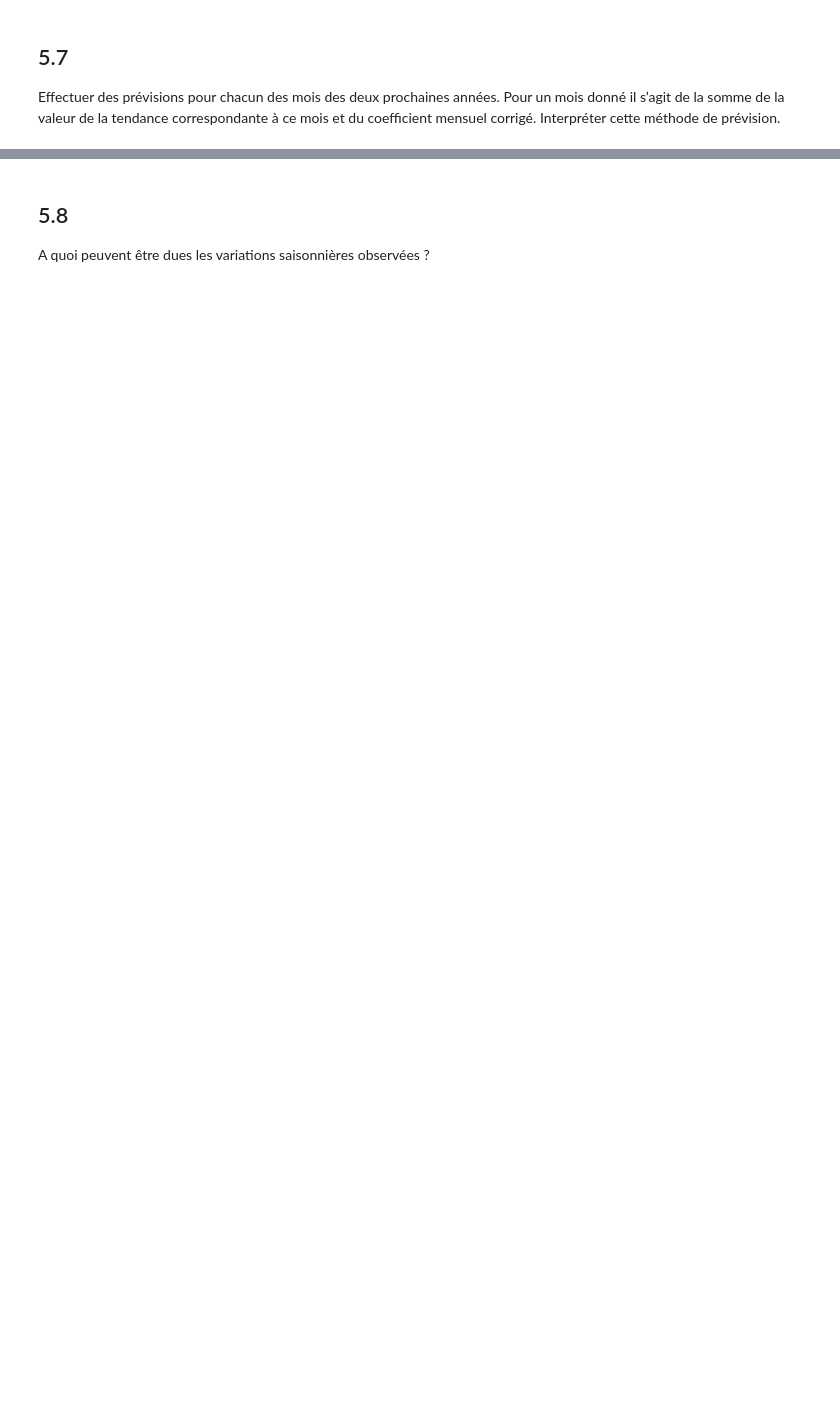
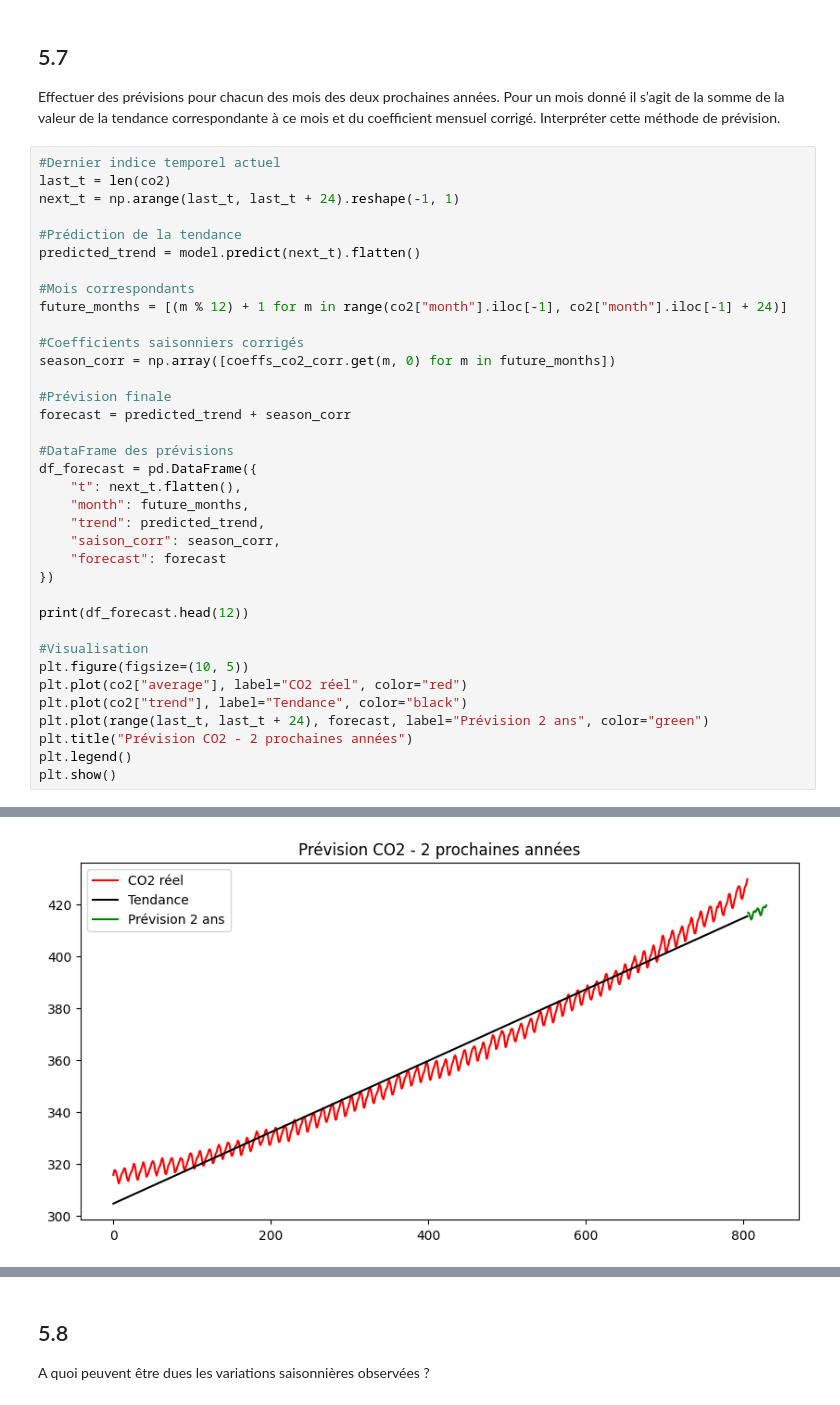
Before and after one commit to DiniBis/2STAT, a Jupyter notebook: main.ipynb, the cells around one changed output, grey strips where cells are left out. Drawn from its saved outputs; the diff is of its cells as text; blank space fills up the shorter version.

```diff
--- a/main.ipynb
+++ b/main.ipynb
@@ -224,3 +314,40 @@ Calculer l’équation de la droite de régression de la série corrigée des va
 # %% [markdown]
 ## 5.7
 Effectuer des prévisions pour chacun des mois des deux prochaines années. Pour un mois donné il s’agit de la somme de la valeur de la tendance correspondante à ce mois et du coefficient mensuel corrigé. Interpréter cette méthode de prévision.
+# %%
+#Dernier indice temporel actuel
+last_t = len(co2)
+next_t = np.arange(last_t, last_t + 24).reshape(-1, 1)
+
+#Prédiction de la tendance
+predicted_trend = model.predict(next_t).flatten()
+
+#Mois correspondants
+future_months = [(m % 12) + 1 for m in range(co2["month"].iloc[-1], co2["month"].iloc[-1] + 24)]
+
+#Coefficients saisonniers corrigés
+season_corr = np.array([coeffs_co2_corr.get(m, 0) for m in future_months])
+
+#Prévision finale
+forecast = predicted_trend + season_corr
+
+#DataFrame des prévisions
+df_forecast = pd.DataFrame({
+    "t": next_t.flatten(),
+    "month": future_months,
+    "trend": predicted_trend,
+    "saison_corr": season_corr,
+    "forecast": forecast
+})
+
+print(df_forecast.head(12))
+
+#Visualisation
+plt.figure(figsize=(10, 5))
+plt.plot(co2["average"], label="CO2 réel", color="red")
+plt.plot(co2["trend"], label="Tendance", color="black")
+plt.plot(range(last_t, last_t + 24), forecast, label="Prévision 2 ans", color="green")
+plt.title("Prévision CO2 - 2 prochaines années")
+plt.legend()
+plt.show()
+# %% [output]
@@ -226,0 +367 @@ Effectuer des prévisions pour chacun des mois des deux prochaines années. Pour
+[figure, added]
```
Also changed, not shown: parts of 13 cells of this notebook.
